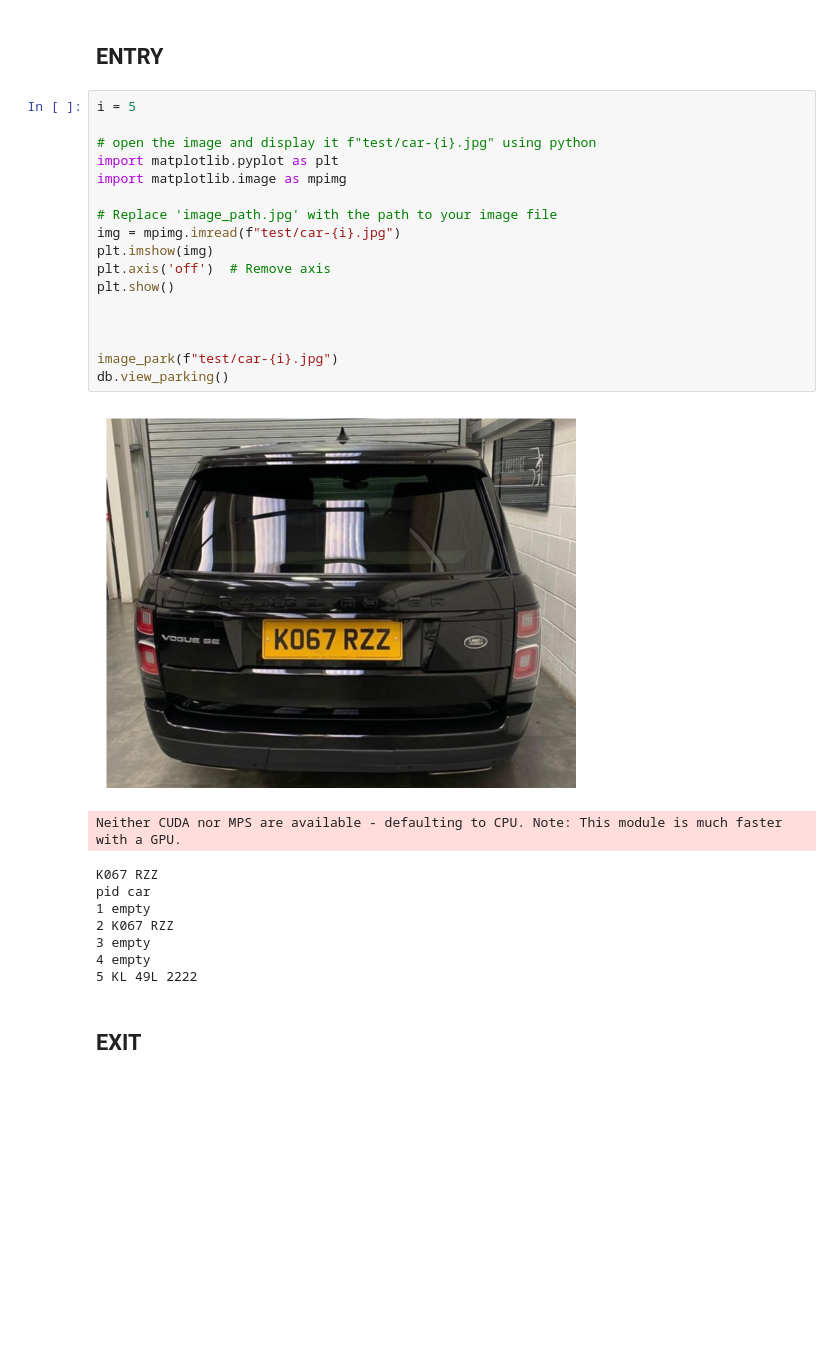
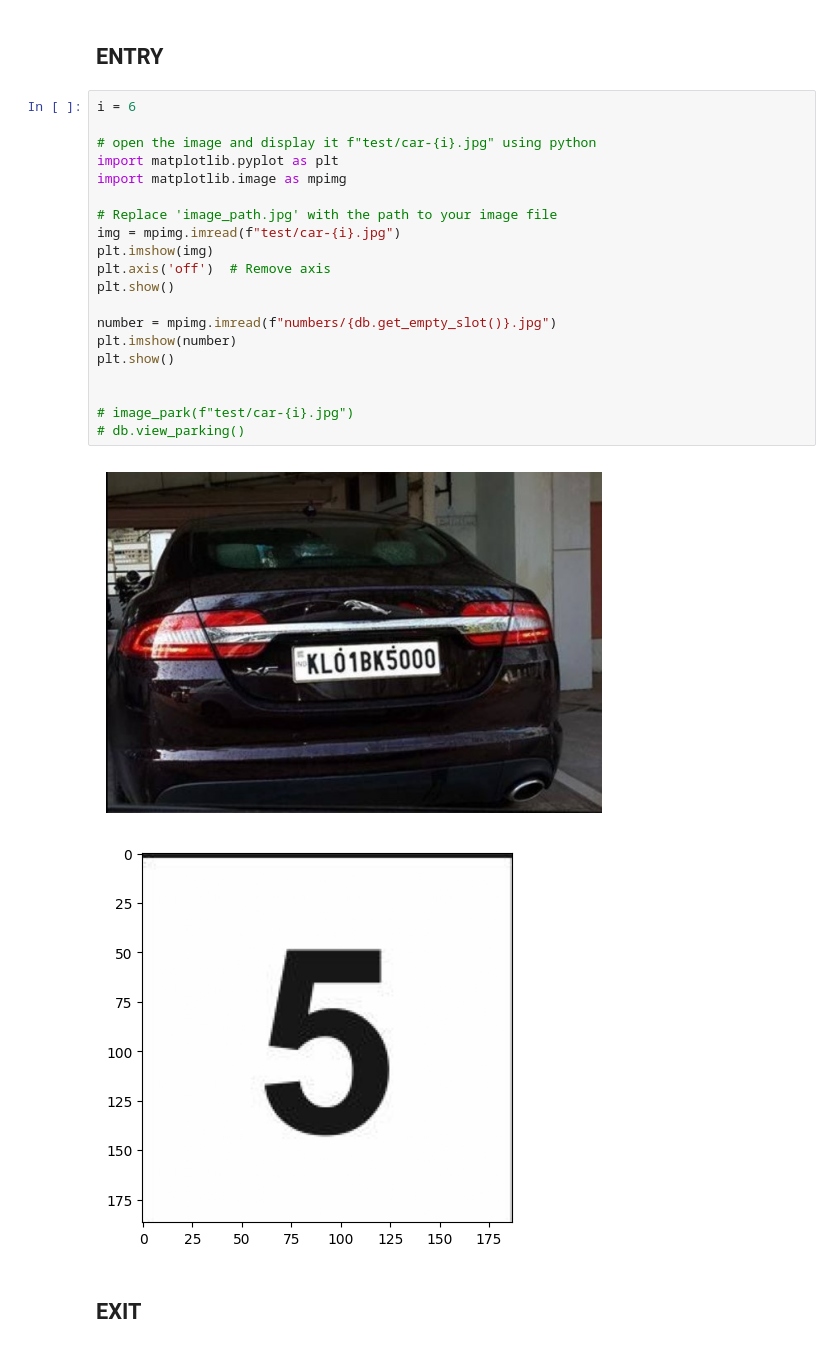
Before and after one commit to HTF-4-0/parking_lot, a Jupyter notebook: scanning_utils/park_illustration.ipynb, the cells around one changed output. Saved outputs shown, nothing was run; the diff lists cells and outputs as text; blank space fills up the shorter version.

```diff
--- a/scanning_utils/park_illustration.ipynb
+++ b/scanning_utils/park_illustration.ipynb
@@ -166,32 +166,28 @@ def image_unpark(image_path):
 # %% [markdown]
 ## ENTRY
 # %%
-i = 5
+i = 6
 
 # open the image and display it f"test/car-{i}.jpg" using python
 import matplotlib.pyplot as plt
 import matplotlib.image as mpimg
 
 # Replace 'image_path.jpg' with the path to your image file
 img = mpimg.imread(f"test/car-{i}.jpg")
 plt.imshow(img)
 plt.axis('off')  # Remove axis
 plt.show()
 
+number = mpimg.imread(f"numbers/{db.get_empty_slot()}.jpg")
+plt.imshow(number)
+plt.show()
 
 
-image_park(f"test/car-{i}.jpg")
-db.view_parking()
+# image_park(f"test/car-{i}.jpg")
+# db.view_parking()
 # %% [output]
-[figure, old version]
+[figure, new version]
-Neither CUDA nor MPS are available - defaulting to CPU. Note: This module is much faster with a GPU.
-K067 RZZ
-pid car
-1 empty
-2 K067 RZZ
-3 empty
-4 empty
-5 KL 49L 2222
+[figure, added]
 # %% [markdown]
 ## EXIT
 # %%
```
Also changed, not shown: parts of 1 cell of this notebook, 6 other files.
